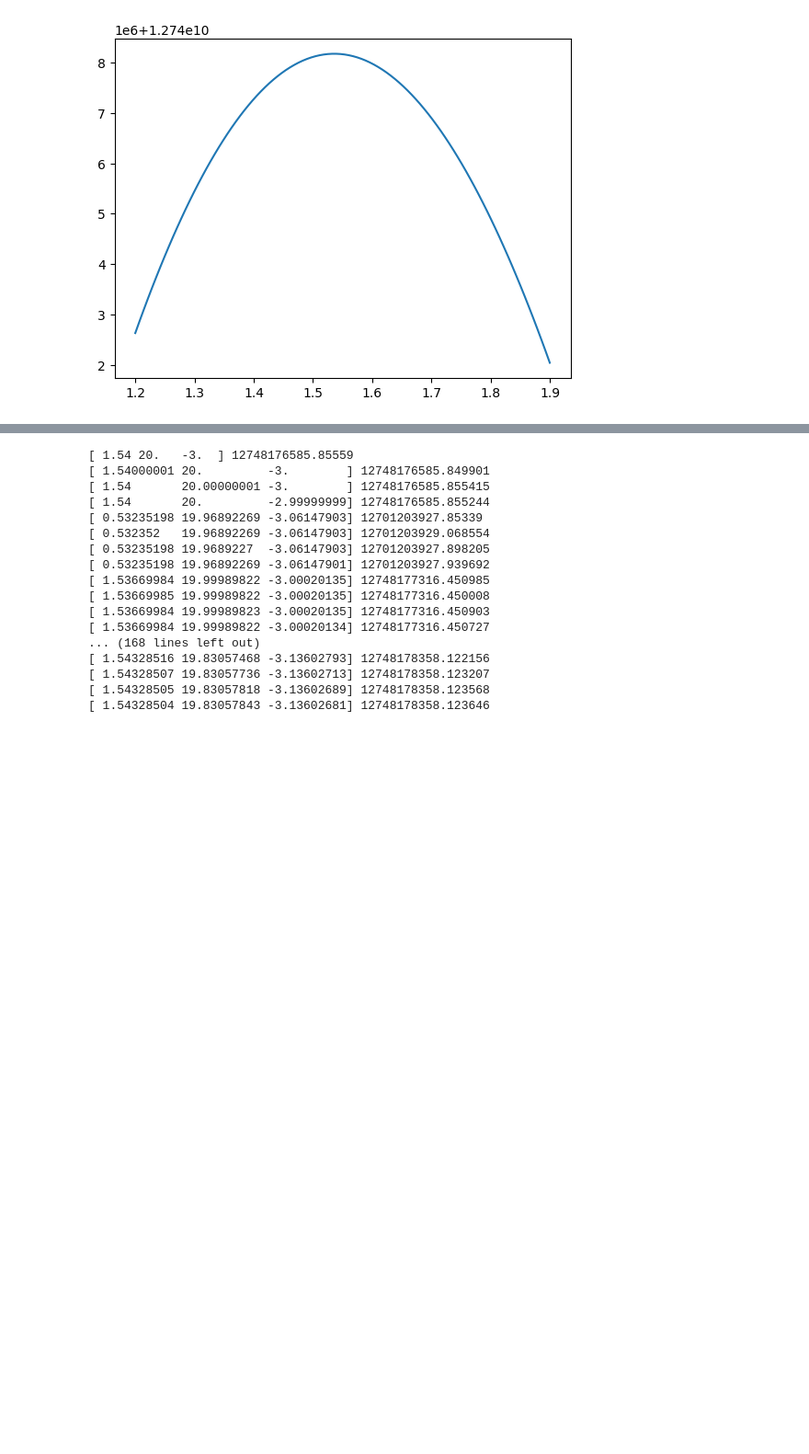
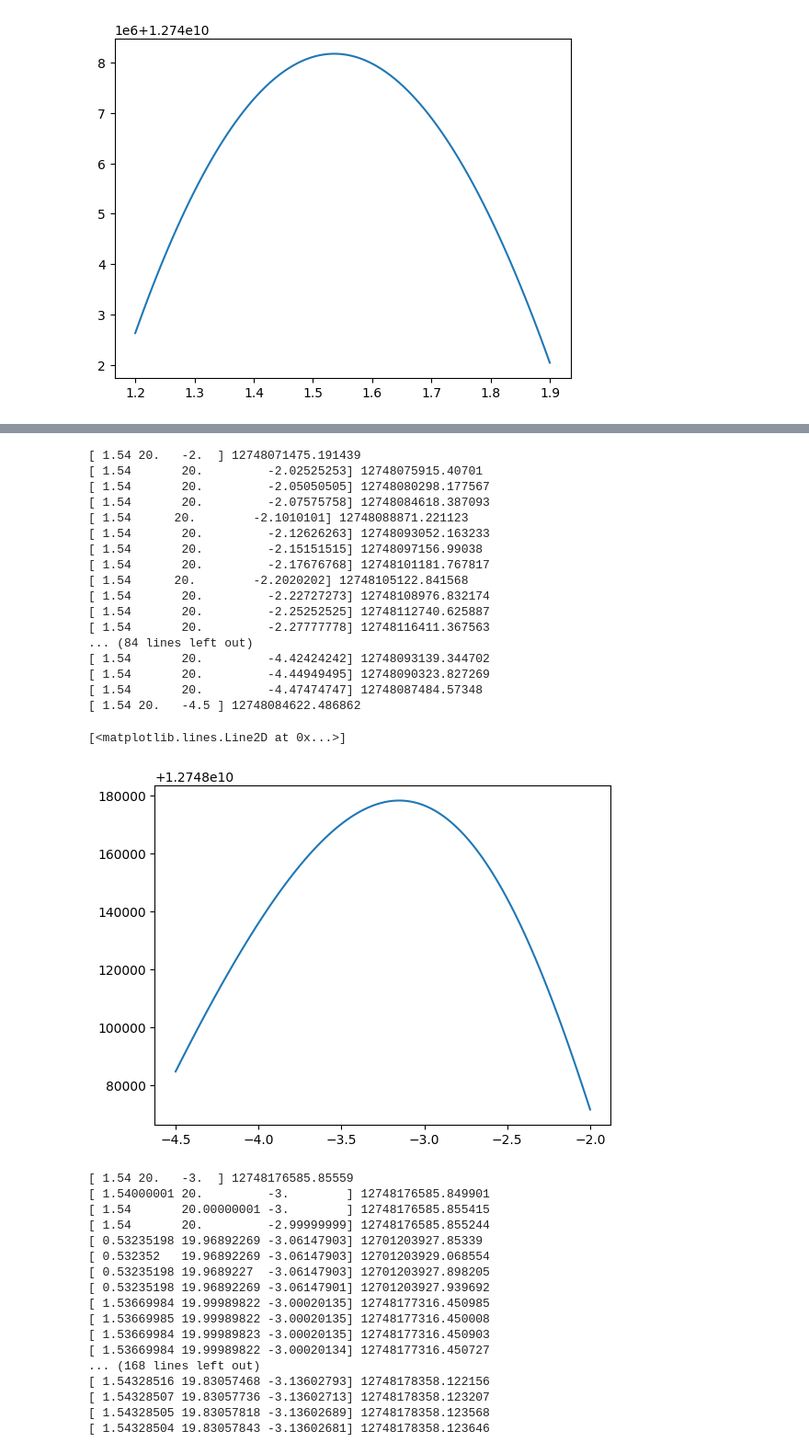
Before and after one commit to AlicePirotta/APC, a Jupyter notebook: Likelihood.ipynb, the cells around one changed output, grey strips where cells are left out. Shown: that part at 92% size. Cells and saved outputs as stored; diff of their text form; code cells hidden in the pictures; blank space fills up the shorter version.

```diff
--- a/Likelihood.ipynb
+++ b/Likelihood.ipynb
@@ -75,3 +221,31 @@ plt.plot(Betad,np.abs(result))
+# %%
+Betas = np.linspace(-2,-4.5,100)
+result= []
+for i in Betas:
+    x0=np.array([1.54,20,i])
+    result.append(spectral_likelihoodP(x0))
+
+plt.plot(Betas,np.abs(result))
+# %% [output]
+[ 1.54 20.   -2.  ] 12748071475.191439
+[ 1.54       20.         -2.02525253] 12748075915.40701
+[ 1.54       20.         -2.05050505] 12748080298.177567
+[ 1.54       20.         -2.07575758] 12748084618.387093
+[ 1.54      20.        -2.1010101] 12748088871.221123
+[ 1.54       20.         -2.12626263] 12748093052.163233
+[ 1.54       20.         -2.15151515] 12748097156.99038
+[ 1.54       20.         -2.17676768] 12748101181.767817
+[ 1.54      20.        -2.2020202] 12748105122.841568
+[ 1.54       20.         -2.22727273] 12748108976.832174
+[ 1.54       20.         -2.25252525] 12748112740.625887
+[ 1.54       20.         -2.27777778] 12748116411.367563
+... (84 lines left out)
+[ 1.54       20.         -4.42424242] 12748093139.344702
+[ 1.54       20.         -4.44949495] 12748090323.827269
+[ 1.54       20.         -4.47474747] 12748087484.57348
+[ 1.54 20.   -4.5 ] 12748084622.486862
+[<matplotlib.lines.Line2D at 0x...>]
+[figure, added]
 # %%
 x0 = np.array([1.54,20,-3])
 max= minimize(spectral_likelihoodP,x0)
```
Also changed, not shown: parts of 10 cells of this notebook.
